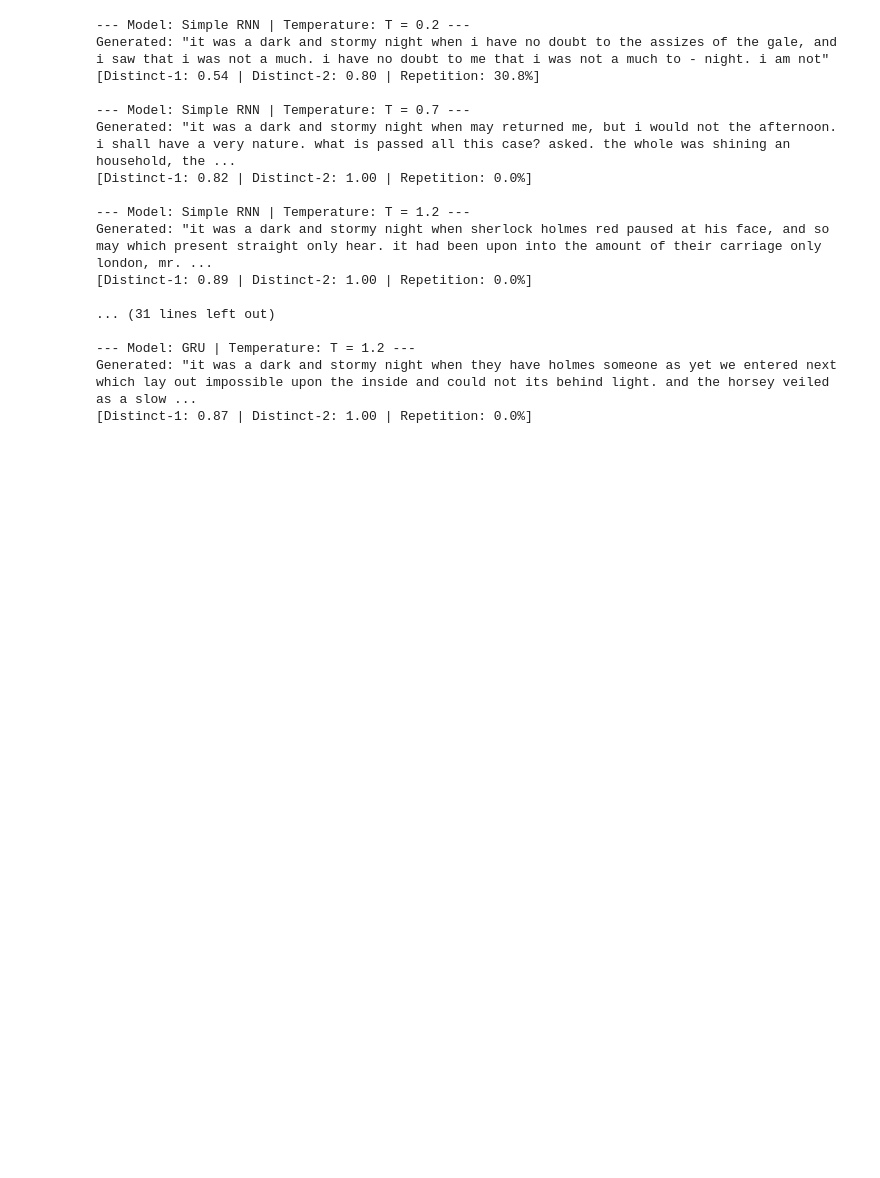
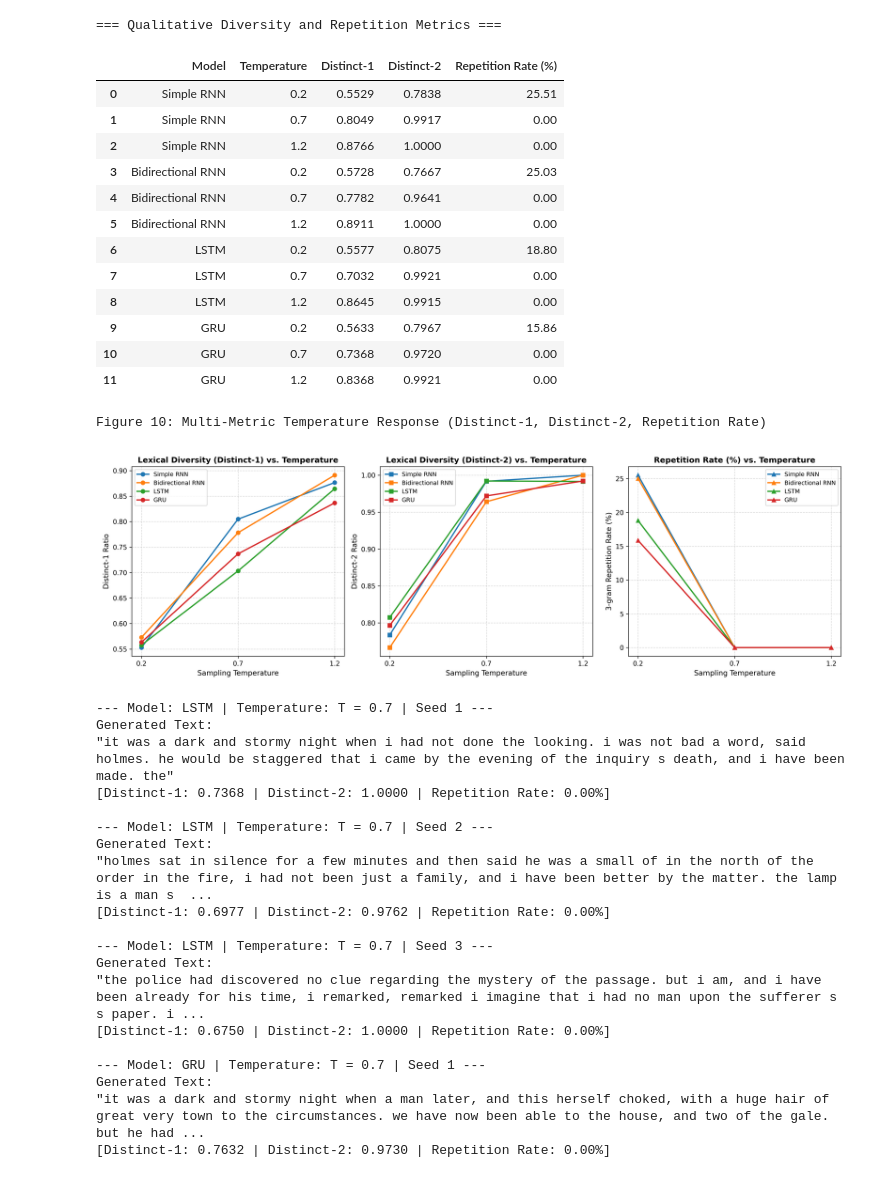
Before and after one commit to AkCodes23/FGAI_Assignment, a Jupyter notebook: notebooks/autoregressive_text_generation.ipynb, the cells around one changed output. Drawn from its saved outputs; the diff is of its cells as text; code cells hidden in the pictures; blank space fills up the shorter version.

```diff
--- a/notebooks/autoregressive_text_generation.ipynb
+++ b/notebooks/autoregressive_text_generation.ipynb
@@ -410,26 +434,53 @@ Visualizing Diversity Metrics:
+# %%
+diversity_df = pd.read_csv("../results/diversity_metrics.csv")
+print("=== Qualitative Diversity and Repetition Metrics ===")
+display(diversity_df)
+
+print("\nFigure 10: Multi-Metric Temperature Response (Distinct-1, Distinct-2, Repetition Rate)")
+display(Image(filename="../results/qualitative_metrics.png"))
+# %% [output]
+=== Qualitative Diversity and Repetition Metrics ===
+|  | Model | Temperature | Distinct-1 | Distinct-2 | Repetition Rate (%) |
+| 0 | Simple RNN | 0.2 | 0.5529 | 0.7838 | 25.51 |
+| 1 | Simple RNN | 0.7 | 0.8049 | 0.9917 | 0.00 |
+| 2 | Simple RNN | 1.2 | 0.8766 | 1.0000 | 0.00 |
+| 3 | Bidirectional RNN | 0.2 | 0.5728 | 0.7667 | 25.03 |
+| 4 | Bidirectional RNN | 0.7 | 0.7782 | 0.9641 | 0.00 |
+| 5 | Bidirectional RNN | 1.2 | 0.8911 | 1.0000 | 0.00 |
+| 6 | LSTM | 0.2 | 0.5577 | 0.8075 | 18.80 |
+| 7 | LSTM | 0.7 | 0.7032 | 0.9921 | 0.00 |
+| 8 | LSTM | 1.2 | 0.8645 | 0.9915 | 0.00 |
+| 9 | GRU | 0.2 | 0.5633 | 0.7967 | 15.86 |
+| 10 | GRU | 0.7 | 0.7368 | 0.9720 | 0.00 |
+| 11 | GRU | 1.2 | 0.8368 | 0.9921 | 0.00 |
+Figure 10: Multi-Metric Temperature Response (Distinct-1, Distinct-2, Repetition Rate)
+[figure, added]
 # %%
-# Side-by-side inspection for Seed 1: 'it was a dark and stormy night when'
-seed_1_samples = samples_df[samples_df["Seed ID"] == "Seed 1"]
+# Inspect text samples at balanced temperature T = 0.7
+samples_df = pd.read_csv("../results/generated_samples.csv")
+t07_samples = samples_df[(samples_df["Temperature"] == 0.7) & (samples_df["Model"].isin(["GRU", "LSTM"]))]
 
-for _, row in seed_1_samples.iterrows():
-    print(f"\n--- Model: {row['Model']} | Temperature: T = {row['Temperature']} ---")
-    print(f"Generated: \"{row['Generated Text']}\"")
-    print(f"[Distinct-1: {row['Distinct-1']:.2f} | Distinct-2: {row['Distinct-2']:.2f} | Repetition: {row['Repetition Rate (%)']:.1f}%]")
+for _, row in t07_samples.head(4).iterrows():
+    print(f"\n--- Model: {row['Model']} | Temperature: T = {row['Temperature']} | {row['Seed ID']} ---")
+    print(f"Generated Text:\n\"{row['Generated Text']}\"")
+    print(f"[Distinct-1: {row['Distinct-1']:.4f} | Distinct-2: {row['Distinct-2']:.4f} | Repetition Rate: {row['Repetition Rate (%)']:.2f}%]")
 # %% [output]
---- Model: Simple RNN | Temperature: T = 0.2 ---
-Generated: "it was a dark and stormy night when i have no doubt to the assizes of the gale, and i saw that i was not a much. i have no doubt to me that i was not a much to - night. i am not"
-[Distinct-1: 0.54 | Distinct-2: 0.80 | Repetition: 30.8%]
+--- Model: LSTM | Temperature: T = 0.7 | Seed 1 ---
+Generated Text:
+"it was a dark and stormy night when i had not done the looking. i was not bad a word, said holmes. he would be staggered that i came by the evening of the inquiry s death, and i have been made. the"
+[Distinct-1: 0.7368 | Distinct-2: 1.0000 | Repetition Rate: 0.00%]
 
---- Model: Simple RNN | Temperature: T = 0.7 ---
-Generated: "it was a dark and stormy night when may returned me, but i would not the afternoon. i shall have a very nature. what is passed all this case? asked. the whole was shining an household, the ...
-[Distinct-1: 0.82 | Distinct-2: 1.00 | Repetition: 0.0%]
+--- Model: LSTM | Temperature: T = 0.7 | Seed 2 ---
+Generated Text:
+"holmes sat in silence for a few minutes and then said he was a small of in the north of the order in the fire, i had not been just a family, and i have been better by the matter. the lamp is a man s  ...
+[Distinct-1: 0.6977 | Distinct-2: 0.9762 | Repetition Rate: 0.00%]
 
---- Model: Simple RNN | Temperature: T = 1.2 ---
-Generated: "it was a dark and stormy night when sherlock holmes red paused at his face, and so may which present straight only hear. it had been upon into the amount of their carriage only london, mr. ...
-[Distinct-1: 0.89 | Distinct-2: 1.00 | Repetition: 0.0%]
+--- Model: LSTM | Temperature: T = 0.7 | Seed 3 ---
+Generated Text:
+"the police had discovered no clue regarding the mystery of the passage. but i am, and i have been already for his time, i remarked, remarked i imagine that i had no man upon the sufferer s s paper. i ...
+[Distinct-1: 0.6750 | Distinct-2: 1.0000 | Repetition Rate: 0.00%]
 
-... (31 lines left out)
-
---- Model: GRU | Temperature: T = 1.2 ---
-Generated: "it was a dark and stormy night when they have holmes someone as yet we entered next which lay out impossible upon the inside and could not its behind light. and the horsey veiled as a slow ...
-[Distinct-1: 0.87 | Distinct-2: 1.00 | Repetition: 0.0%]
+--- Model: GRU | Temperature: T = 0.7 | Seed 1 ---
+Generated Text:
+"it was a dark and stormy night when a man later, and this herself choked, with a huge hair of great very town to the circumstances. we have now been able to the house, and two of the gale. but he had ...
+[Distinct-1: 0.7632 | Distinct-2: 0.9730 | Repetition Rate: 0.00%]
```
Also changed, not shown: parts of 23 cells of this notebook, 16 other files.
